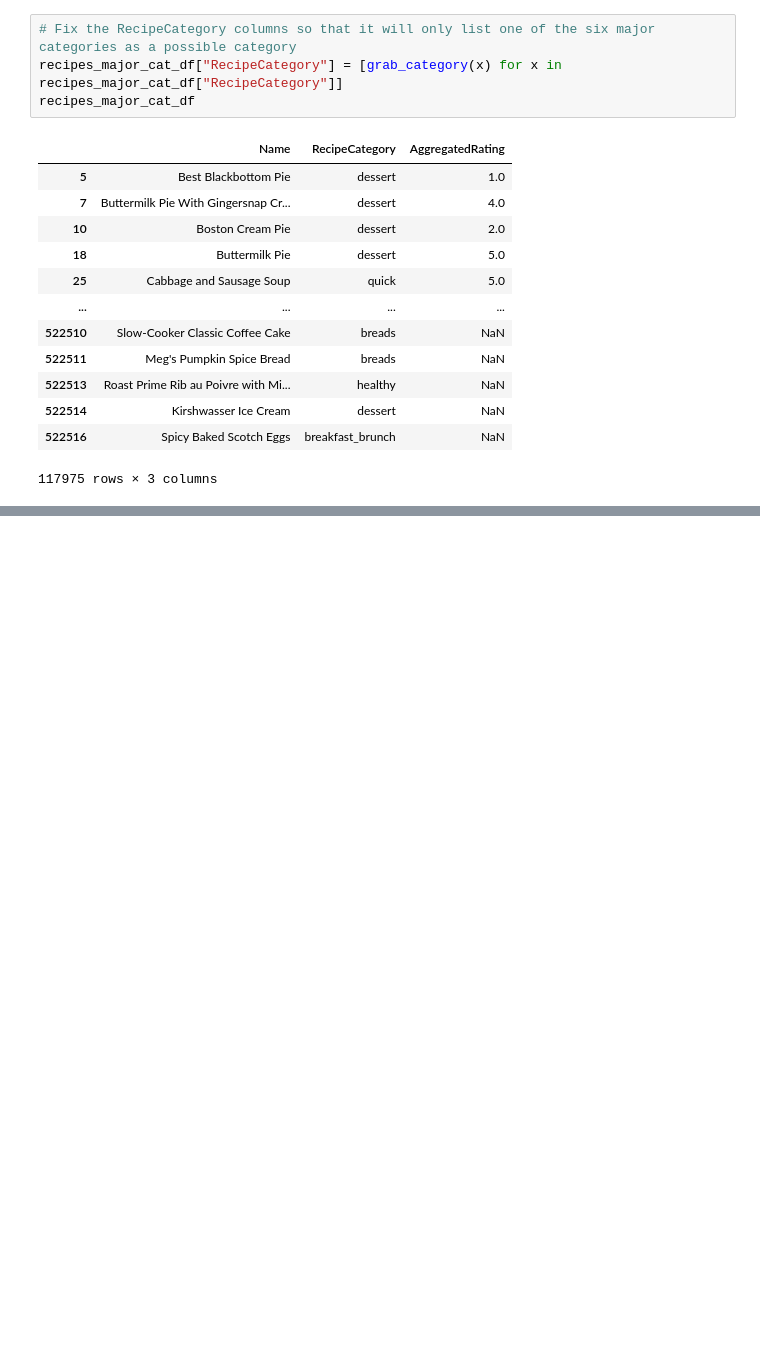
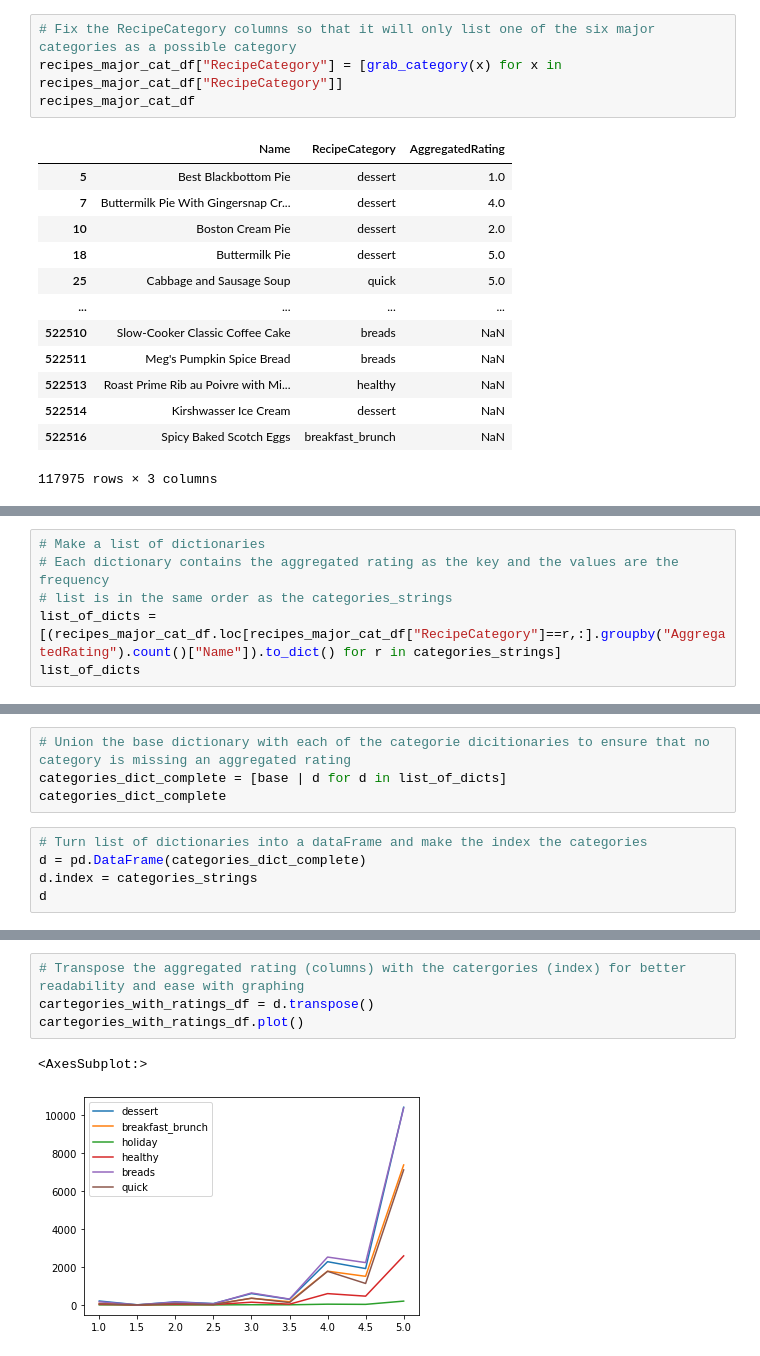
Before and after one commit to JenniferM-BShulyak/recipes_full, a Jupyter notebook: setup_exploration.ipynb, the cells around one changed output, grey strips where cells are left out. Drawn from its saved outputs; the diff is of its cells as text; blank space fills up the shorter version.

Commit message:
Finished Question 1 Part 2. BUT should clean up graph

```diff
--- a/setup_exploration.ipynb
+++ b/setup_exploration.ipynb
@@ -177 +163,7 @@ holidays_dict
+# %%
+# Make a list of dictionaries
+# Each dictionary contains the aggregated rating as the key and the values are the frequency
+# list is in the same order as the categories_strings
+list_of_dicts = [(recipes_major_cat_df.loc[recipes_major_cat_df["RecipeCategory"]==r,:].groupby("AggregatedRating").count()["Name"]).to_dict() for r in categories_strings]
+list_of_dicts
 # %%
@@ -245,0 +172,9 @@ distribution_df.loc[["holiday"]].plot(ax=ax3)
+# %%
+# Union the base dictionary with each of the categorie dicitionaries to ensure that no category is missing an aggregated rating
+categories_dict_complete = [base | d for d in list_of_dicts]
+categories_dict_complete
+# %%
+# Turn list of dictionaries into a dataFrame and make the index the categories
+d = pd.DataFrame(categories_dict_complete)
+d.index = categories_strings
+d
@@ -245,0 +189,7 @@ distribution_df.loc[["holiday"]].plot(ax=ax3)
+# %%
+# Transpose the aggregated rating (columns) with the catergories (index) for better readability and ease with graphing
+cartegories_with_ratings_df = d.transpose()
+cartegories_with_ratings_df.plot()
+# %% [output]
+<AxesSubplot:>
+[figure, added]
```
Also changed, not shown: parts of 11 cells of this notebook.
